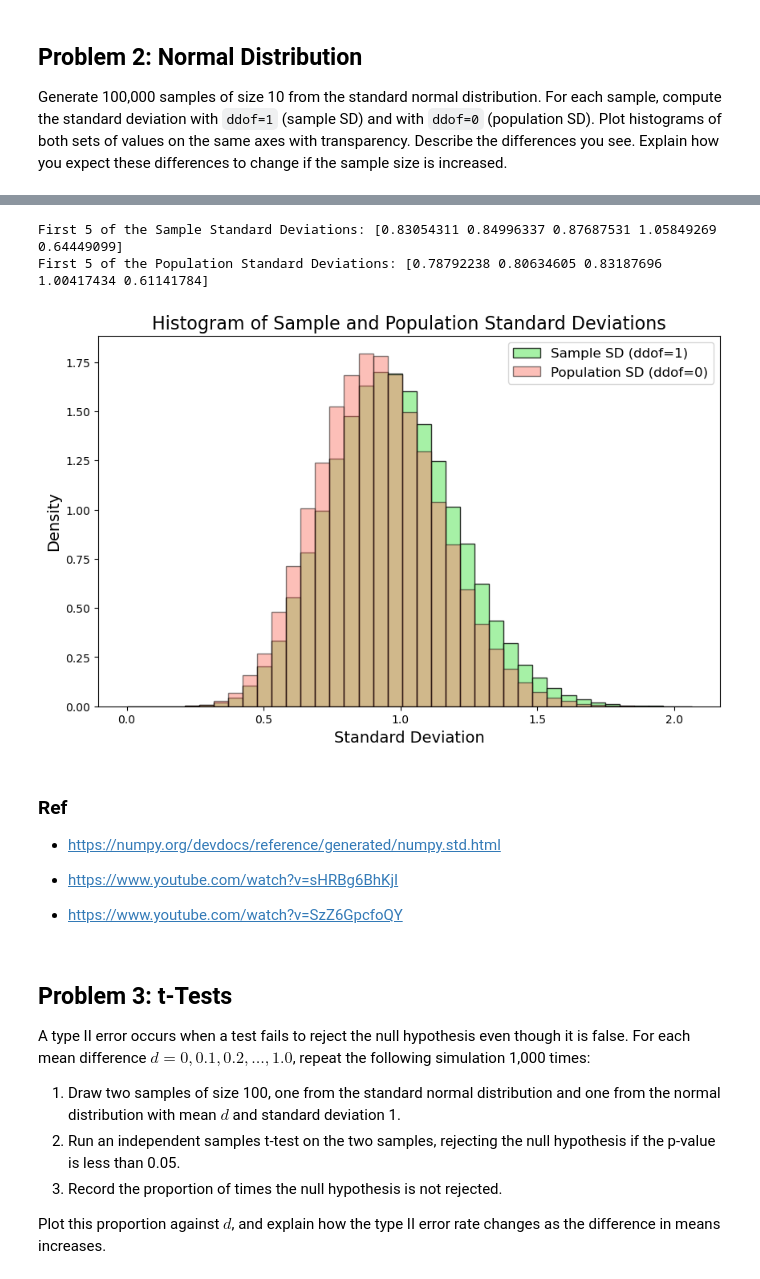
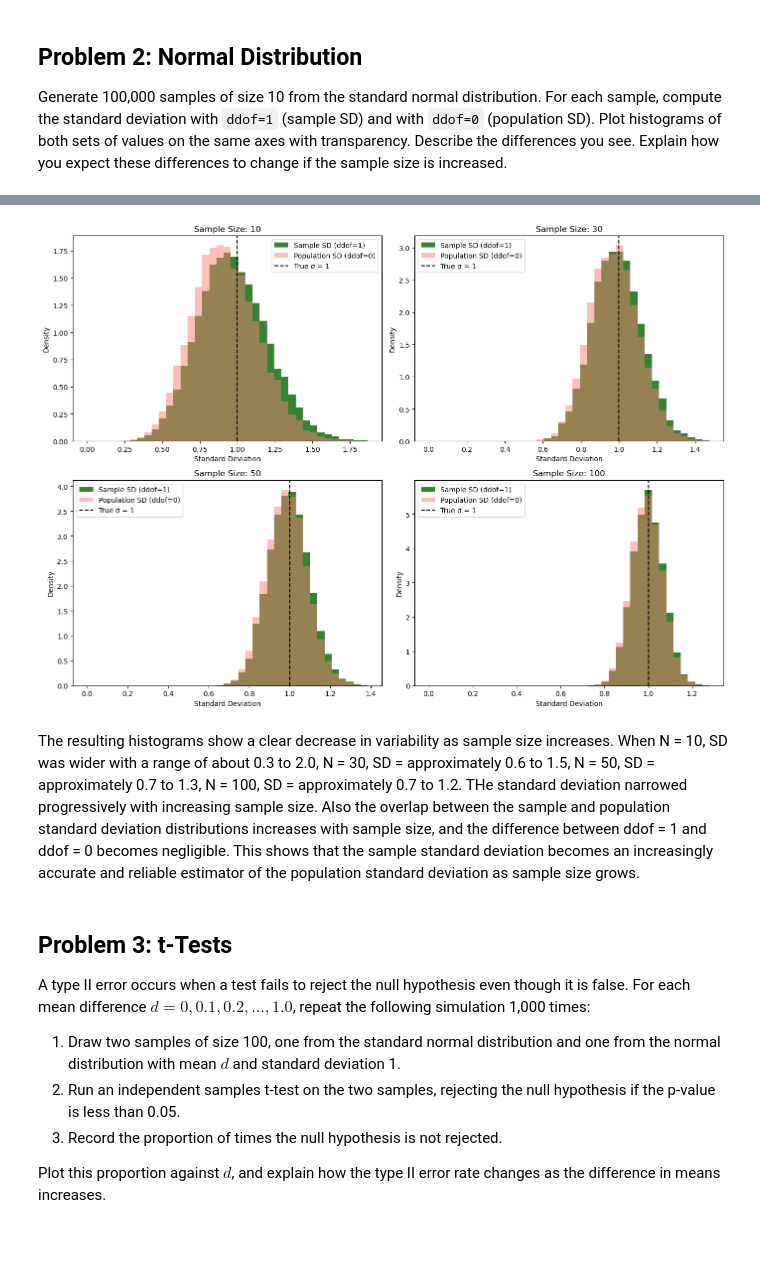
Before and after one commit to Gtalen/applied-statistics, a Jupyter notebook: problems.ipynb, the cells around one changed output, grey strips where cells are left out. Cells and saved outputs as stored; diff of their text form; code cells hidden in the pictures; blank space fills up the shorter version.

```diff
--- a/problems.ipynb
+++ b/problems.ipynb
@@ -637,3 +606,0 @@ impact of incresing sample size on the sample sd and population sd
-# %%
-numbers = 10_000_000
-sample_size = 100_000
@@ -648,40 +607,39 @@ array([-0.25881816,  0.04953595, -0.02058174, ..., -0.26045463,
-# %%
-# Computing the standard deviations using numPy std function
-sample_SD = samples.std(axis=1, ddof=1)  # sample SD
-population_SD = samples.std(axis=1, ddof=0)  # population SD
-
-# Print
-print("First 5 of the Sample Standard Deviations:", sample_SD[:5])
-print("First 5 of the Population Standard Deviations:", population_SD[:5])
-# %% [output]
-First 5 of the Sample Standard Deviations: [0.83054311 0.84996337 0.87687531 1.05849269 0.64449099]
-First 5 of the Population Standard Deviations: [0.78792238 0.80634605 0.83187696 1.00417434 0.61141784]
-# %%
-# Define consistent bins for both histograms
-bins = np.linspace(0, max(sample_SD.max(), population_SD.max()), 40)
-
-# Plotting the histogram of both sample and population standard deviations
-fig, ax = plt.subplots(figsize=(10, 6))
-
-ax.hist(sample_SD, color='lightgreen', edgecolor='black', alpha=0.8, density=True,  bins=bins, label='Sample SD (ddof=1)')
-
-ax.hist(population_SD, color='salmon', edgecolor='black', alpha=0.5, density=True, bins=bins, label='Population SD (ddof=0)')
-
-ax.set_title('Histogram of Sample and Population Standard Deviations', fontsize=16)
-ax.set_xlabel('Standard Deviation', fontsize=14)
-ax.set_ylabel('Density', fontsize=14)
-ax.legend(fontsize=12)
-
-plt.show()
-# %% [output]
-[figure, removed]
-# %% [markdown]
-### Ref
-
-- https://numpy.org/devdocs/reference/generated/numpy.std.html
-- https://www.youtube.com/watch?v=sHRBg6BhKjI
-
-- https://www.youtube.com/watch?v=SzZ6GpcfoQY
+# %%
+numbers = 10_000  # Remain unchanged
+sample_sizes = [10, 30, 50, 100]
+
+fig, axes = plt.subplots(2, 2, figsize=(14, 10))
+axes = axes.flatten()  # Flatten axes for easy iteration
+
+for i, sample_size in enumerate(sample_sizes):
+    # Generating standard normal samples
+    samples = np.random.normal(loc=0.0, scale=1.0, size=(numbers, sample_size))
+
+    # Calculate standard deviations
+    sample_SD = samples.std(axis=1, ddof=1)       # sample SD
+    population_SD = samples.std(axis=1, ddof=0)   # population SD
+
+    # Define consistent bins for both histograms
+    bins = np.linspace(0, max(sample_SD.max(), population_SD.max()), 40)
+
+    # Plot histograms
+    axes[i].hist(sample_SD, bins=bins, alpha=0.8, density=True, label='Sample SD (ddof=1)', color='darkgreen')
+    axes[i].hist(population_SD, bins=bins, alpha=0.5, density=True, label='Population SD (ddof=0)', color='salmon')
+
+    # True population SD reference line
+    axes[i].axvline(1.0, color='black', linestyle='--', linewidth=1.5, label='True σ = 1')
+
+    axes[i].set_title(f'Sample Size: {sample_size}')
+    axes[i].set_xlabel('Standard Deviation')
+    axes[i].set_ylabel('Density')
+    axes[i].legend()
+
+plt.tight_layout()
+plt.show()
+# %% [output]
+[figure, added]
+# %% [markdown]
+The resulting histograms show a clear decrease in variability as sample size increases. When N = 10, SD was wider with a range of about 0.3 to 2.0, N = 30, SD = approximately 0.6 to 1.5, N = 50, SD = approximately 0.7 to 1.3, N = 100, SD = approximately 0.7 to 1.2. THe standard deviation narrowed progressively with increasing sample size. Also the overlap between the sample and population standard deviation distributions increases with sample size, and the difference between ddof = 1 and ddof = 0 becomes negligible. This shows that the sample standard deviation becomes an increasingly accurate and reliable estimator of the population standard deviation as sample size grows.
 # %% [markdown]
 ## Problem 3: t-Tests
 
```
Also changed, not shown: parts of 38 cells of this notebook.
